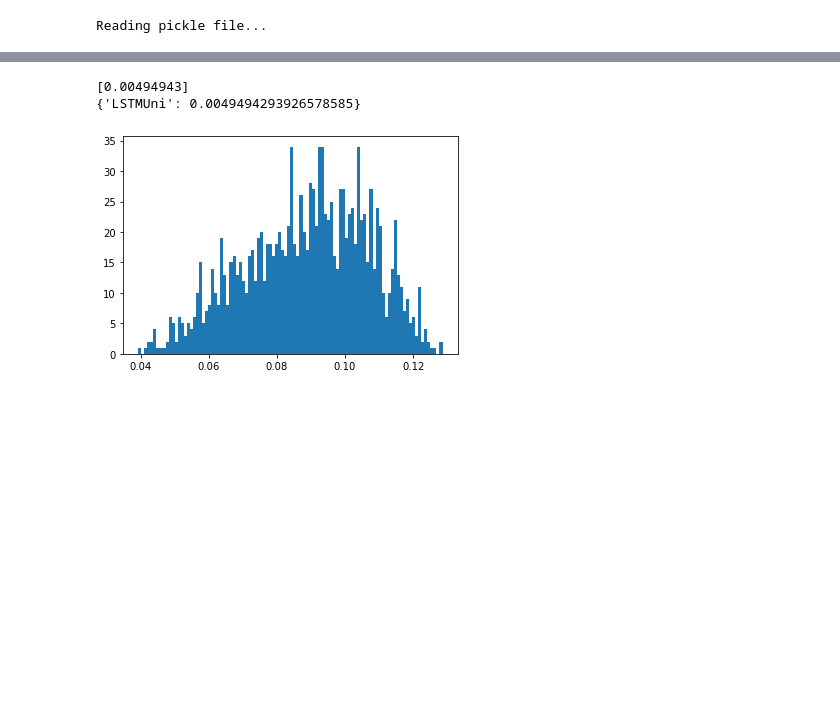
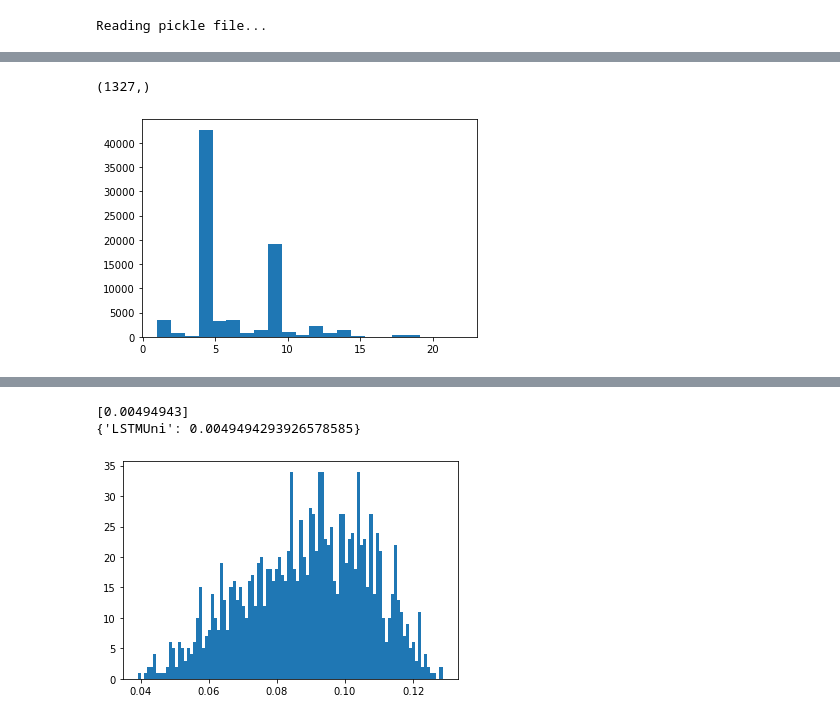
Before and after one commit to cmonzani/delay-predictions, a Jupyter notebook: experiments_notebook.ipynb, the cells around one changed output, grey strips where cells are left out. Cells and saved outputs as stored; diff of their text form; code cells hidden in the pictures; blank space fills up the shorter version.

Commit message:
WIP experiments for all events of the sequence

```diff
--- a/experiments_notebook.ipynb
+++ b/experiments_notebook.ipynb
@@ -55,0 +63,31 @@ print(y_test[:5])
+# %%
+y_all_timesteps = []
+for x, y in zip(X_train, y_train):
+    seq = [x_[:-2] for x_ in x[1:]] + [list(y)]
+    y_all_timesteps.append(seq)
+# %%
+full_y_train = []
+for x,y in zip(X_train, y_train):
+    seq_of_event_to_predict = [x_[:-2] for x_ in x[1:]] + [y]
+    full_y_train.append(seq_of_event_to_predict)
+
+full_y_test = []
+for x,y in zip(X_test, y_test):
+    seq_of_event_to_predict = [x_[:-2] for x_ in x[1:]] + [y]
+    full_y_test.append(seq_of_event_to_predict)
+# %%
+np_full_y_test = np.array(full_y_test)
+# %%
+np_full_y_test.shape
+# %% [output]
+(1327,)
+# %%
+total_events = []
+for i, x in enumerate(np_full_y_test):
+    for j, ev in enumerate(x):
+        total_events.append(np.argmax(ev)+1)
+# %%
+plt.hist(total_events, bins=22)
+plt.show()
+# %% [output]
+[figure, added]
```
Also changed, not shown: parts of 34 cells of this notebook.
